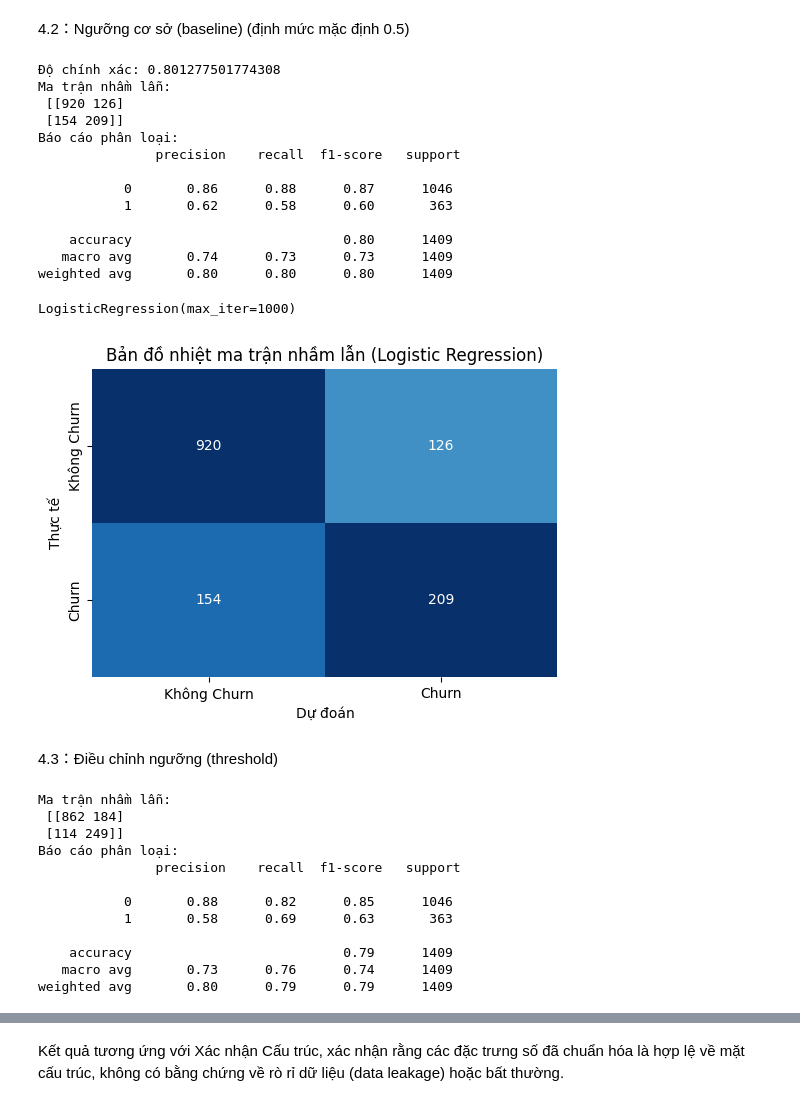
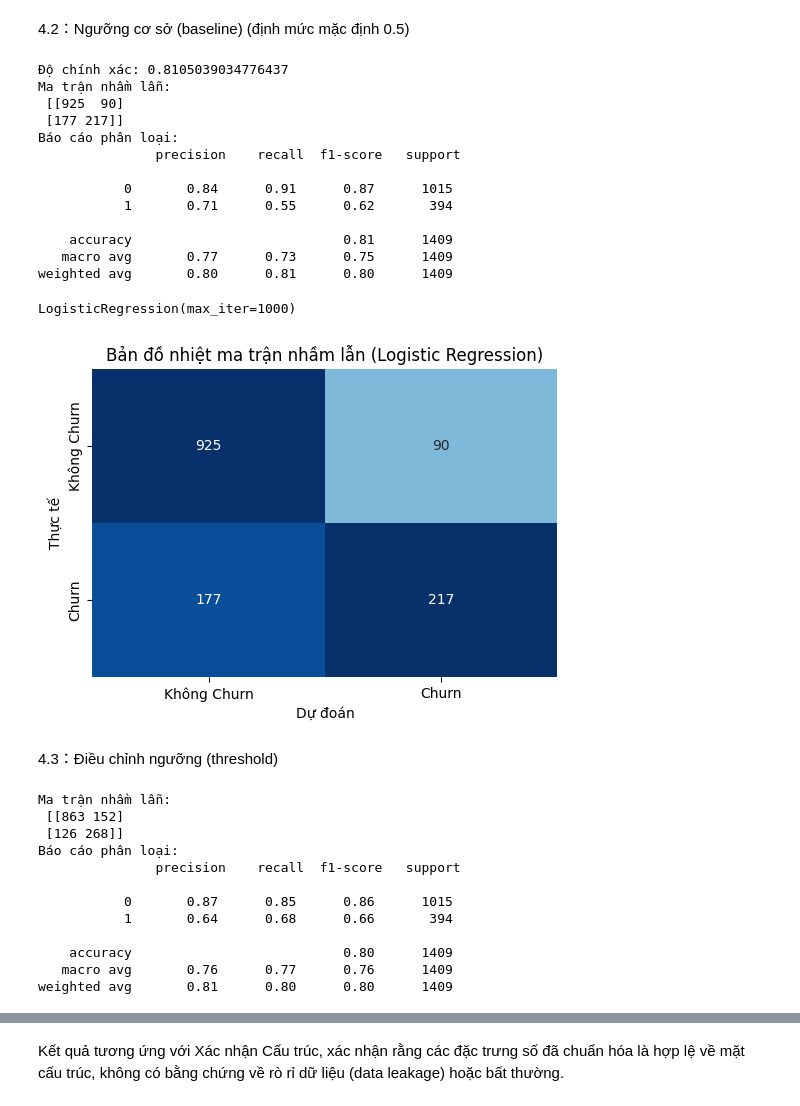
Before and after one commit to xuandieu09-mn/Customer-churn-classification, a Jupyter notebook: notebooks/crisp-dm-methodology-for-a-customer-churn.ipynb, the cells around one changed output, grey strips where cells are left out. Saved outputs shown, nothing was run; the diff lists cells and outputs as text; code cells hidden in the pictures.

```diff
--- a/notebooks/crisp-dm-methodology-for-a-customer-churn.ipynb
+++ b/notebooks/crisp-dm-methodology-for-a-customer-churn.ipynb
@@ -165,31 +168,9 @@ Index(['gender', 'SeniorCitizen', 'Partner', 'Dependents', 'tenure',
       dtype='object')
-# %%
-# Chọn đặc trưng và chia tập huấn luyện-kiểm tra
-# Loại bỏ các mã định danh duy nhất
-df = df.drop('customerID', axis=1, errors='ignore')
-
-    # Đặc trưng và Biến mục tiêu
-    X = pd.get_dummies(df.drop('Churn', axis=1), drop_first=True)
-    y = df['Churn'].map({'Yes': 1, 'No': 0})
-
-    # Import train_test_split
-    from sklearn.model_selection import train_test_split
-
-    # Chia tập huấn luyện-kiểm tra
-    X_train, X_test, y_train, y_test = train_test_split(
-        X, y, test_size=0.2, random_state=42
-    )
 # %% [markdown]
 3.2 Làm sạch và biến đổi dữ liệu (TotalCharges → số, điền giá trị thiếu, mã hóa biến mục tiêu)
 # %%
 import pandas as pd
 
-# Tải dữ liệu đúng cách
-df_raw = pd.read_csv('../data/Customer_Churn.csv')
-
-# Xử lý tiếp theo
-df = df_raw.copy()
-df['TotalCharges'] = pd.to_numeric(df['TotalCharges'], errors='coerce')
 df['TotalCharges'] = df['TotalCharges'].fillna(df['MonthlyCharges'] * df['tenure'])
 df['target'] = df['Churn'].map({'Yes': 1, 'No': 0})
 
@@ -334,10 +313,6 @@ from sklearn.model_selection import train_test_split
 from sklearn.preprocessing import LabelEncoder
 from sklearn.linear_model import LogisticRegression
 from sklearn.metrics import accuracy_score, confusion_matrix, classification_report
-
-
-# Mã hóa nhãn (Churn → target)
-df['target'] = df['Churn'].map({'Yes': 1, 'No': 0})
 
 # Chọn đặc trưng (loại bỏ cột Churn gốc, giữ lại các cột còn lại)
 X = df.drop(['Churn', 'target'], axis=1)
@@ -347,6 +322,7 @@ y = df['target']
 X = pd.get_dummies(X, drop_first=True)
 
 # Mô hình hóa (Hồi quy Logistic là ví dụ phân loại nhị phân)
+#Logistic Regression là 1 mô hình đơn giản, dễ hiểu và thường được sử dụng làm baseline
 model = LogisticRegression(max_iter=1000)
 model.fit(X_train, y_train)
 
@@ -354,42 +330,42 @@ model.fit(X_train, y_train)
 y_pred = model.predict(X_test)
 
 
 import matplotlib.pyplot as plt
 import seaborn as sns
 
 # Đánh giá
 print("Độ chính xác:", accuracy_score(y_test, y_pred))
 print("Ma trận nhầm lẫn:\n", confusion_matrix(y_test, y_pred))
 print("Báo cáo phân loại:\n", classification_report(y_test, y_pred))
 
 # Bản đồ nhiệt ma trận nhầm lẫn
 cm = confusion_matrix(y_test, y_pred)
 
 plt.figure(figsize=(6,4))
 sns.heatmap(cm, annot=True, fmt='d', cmap='Blues', cbar=False,
             xticklabels=['Không Churn', 'Churn'],
             yticklabels=['Không Churn', 'Churn'],
             vmin=0, vmax=200)   # Đặt vmax thành giá trị nhỏ hơn, ví dụ 200
 plt.xlabel('Dự đoán')
 plt.ylabel('Thực tế')
 plt.title('Bản đồ nhiệt ma trận nhầm lẫn (Logistic Regression)')
 model
 # %% [output]
-Độ chính xác: 0.801277501774308
+Độ chính xác: 0.8105039034776437
 Ma trận nhầm lẫn:
- [[920 126]
- [154 209]]
+ [[925  90]
+ [177 217]]
 Báo cáo phân loại:
                precision    recall  f1-score   support
 
-           0       0.86      0.88      0.87      1046
-           1       0.62      0.58      0.60       363
+           0       0.84      0.91      0.87      1015
+           1       0.71      0.55      0.62       394
 
-    accuracy                           0.80      1409
-   macro avg       0.74      0.73      0.73      1409
-weighted avg       0.80      0.80      0.80      1409
+    accuracy                           0.81      1409
+   macro avg       0.77      0.73      0.75      1409
+weighted avg       0.80      0.81      0.80      1409
 LogisticRegression(max_iter=1000)
-[figure, old version]
+[figure, new version]
 # %% [markdown]
 4.3：Điều chỉnh ngưỡng (threshold)
 # %%
@@ -408,17 +384,17 @@ print("Ma trận nhầm lẫn:\n", confusion_matrix(y_test, y_pred_adj))
 print("Báo cáo phân loại:\n", classification_report(y_test, y_pred_adj))
 # %% [output]
 Ma trận nhầm lẫn:
- [[862 184]
- [114 249]]
+ [[863 152]
+ [126 268]]
 Báo cáo phân loại:
                precision    recall  f1-score   support
 
-           0       0.88      0.82      0.85      1046
-           1       0.58      0.69      0.63       363
+           0       0.87      0.85      0.86      1015
+           1       0.64      0.68      0.66       394
 
-    accuracy                           0.79      1409
-   macro avg       0.73      0.76      0.74      1409
-weighted avg       0.80      0.79      0.79      1409
+    accuracy                           0.80      1409
+   macro avg       0.76      0.77      0.76      1409
+weighted avg       0.81      0.80      0.80      1409
 # %%
 # Mô hình hóa (Hồi quy Logistic với trọng số lớp cân bằng)
 model = LogisticRegression(max_iter=1000, class_weight='balanced')
```
Also changed, not shown: parts of 19 cells of this notebook, 3 other files.
